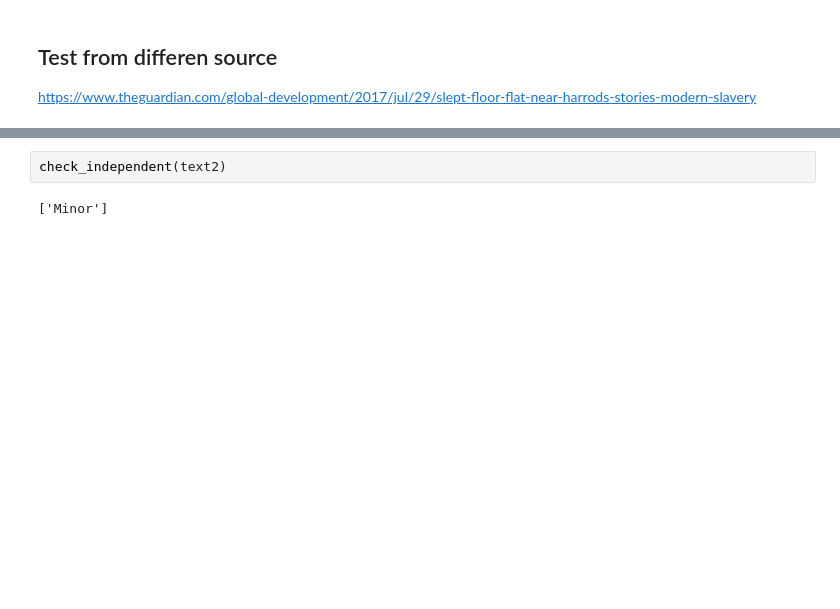
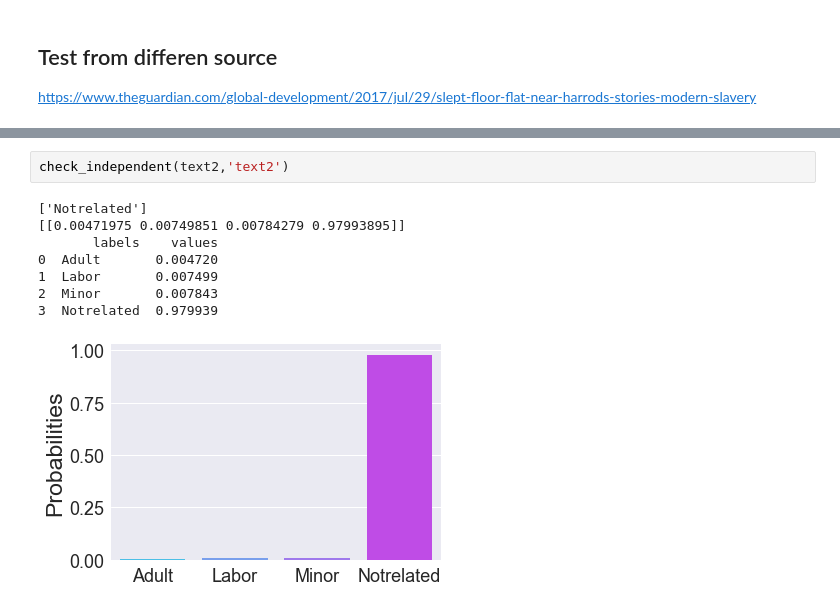
Before and after one commit to maffka123/hack-n-lead2019, a Jupyter notebook: word2vec_experiment.ipynb, the cells around one changed output, grey strips where cells are left out. Drawn from its saved outputs; the diff is of its cells as text; blank space fills up the shorter version.

```diff
--- a/word2vec_experiment.ipynb
+++ b/word2vec_experiment.ipynb
@@ -126,4 +165,11 @@ check_independent(text1)
 # %%
-check_independent(text2)
+check_independent(text2,'text2')
 # %% [output]
-['Minor']
+['Notrelated']
+[[0.00471975 0.00749851 0.00784279 0.97993895]]
+       labels    values
+0  Adult       0.004720
+1  Labor       0.007499
+2  Minor       0.007843
+3  Notrelated  0.979939
+[figure, added]
```
Also changed, not shown: parts of 13 cells of this notebook, 5 other files.
